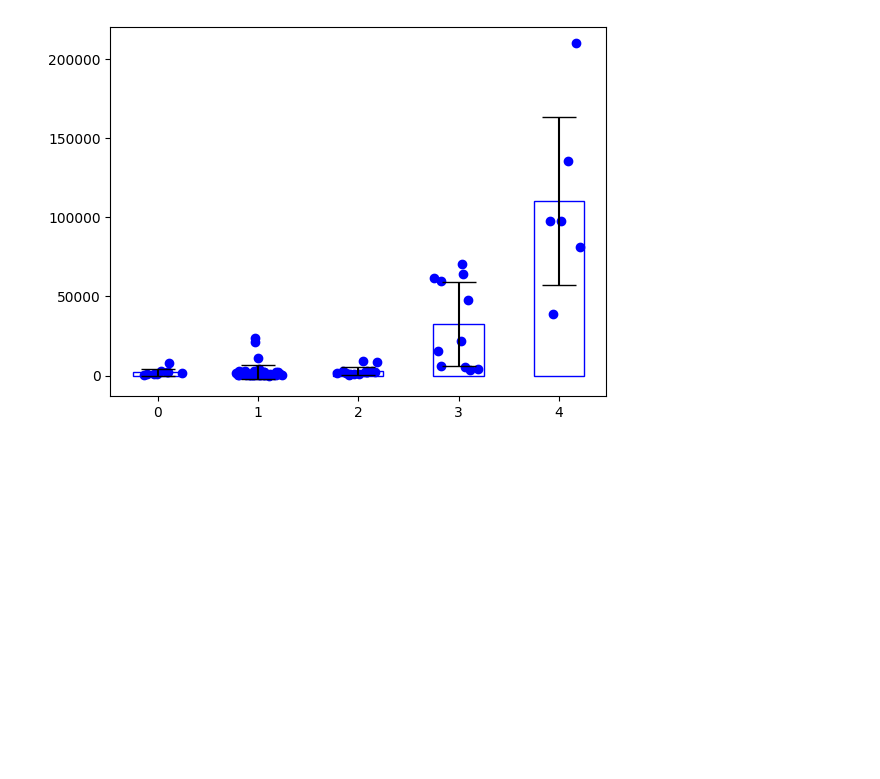
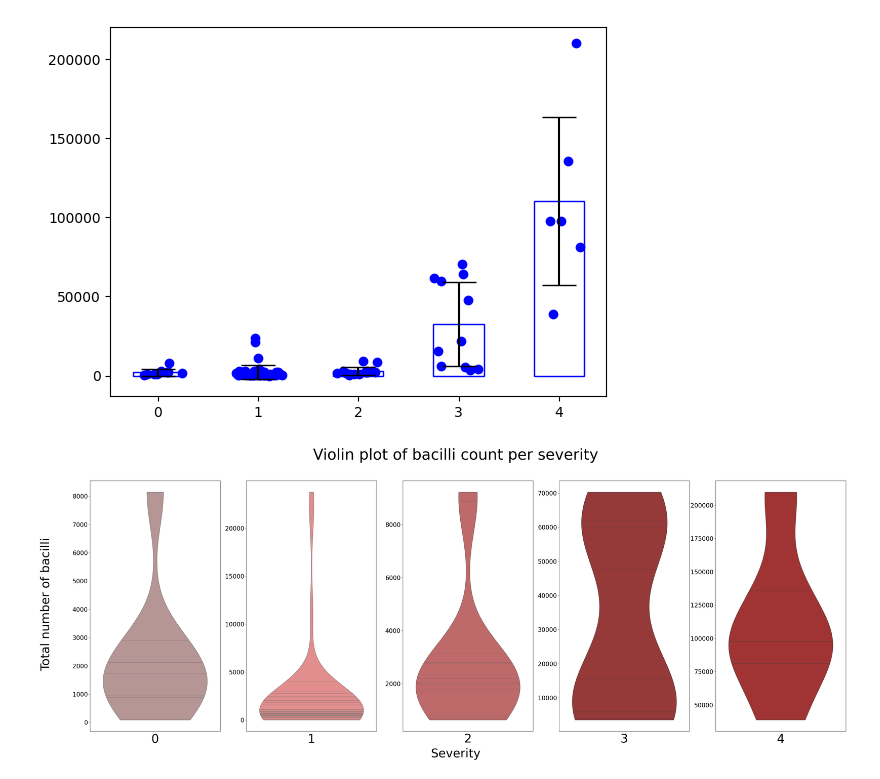
Before and after one commit to matteo-cadoni/TBProject, a Jupyter notebook: visualization&bacillicount.ipynb, the cells around one changed output. Saved outputs shown, nothing was run; the diff lists cells and outputs as text; code cells hidden in the pictures; blank space fills up the shorter version.

Commit message:
fixed plot

```diff
--- a/visualization&bacillicount.ipynb
+++ b/visualization&bacillicount.ipynb
@@ -125,3 +119,59 @@ ax.scatter(x[4] + np.random.random(len(severity_4)) * w - w / 2, severity_4, col
 plt.savefig("bar_plot_with_points.png")
 # %% [output]
 [figure]
+# %%
+import seaborn as sns
+import pandas as pd
+
+
+# plot data using violin plot
+
+fig, (ax0,ax1,ax2,ax3,ax4) = plt.subplots(1,5)
+# increase fiugre size
+fig.set_size_inches(45, 15)
+
+sns.violinplot(data=severity_0, bw=0.5, cut=0, linewidth=1, color="rosybrown", inner="stick", ax=ax0)
+sns.violinplot(data=severity_1, bw=0.5, cut=0, linewidth=1, color="lightcoral", inner="stick", ax=ax1)
+sns.violinplot(data=severity_2, bw=0.5, cut=0, linewidth=1, color="indianred", inner="stick", ax=ax2)
+sns.violinplot(data=severity_3, bw=0.5, cut=0, linewidth=1, color="brown", inner="stick", ax=ax3)
+sns.violinplot(data=severity_4, bw=0.5, cut=0, linewidth=1, color="firebrick", inner="stick", ax=ax4)
+# increase font size
+ax0.tick_params(labelsize=20)
+ax1.tick_params(labelsize=20)
+ax2.tick_params(labelsize=20)
+ax3.tick_params(labelsize=20)
+ax4.tick_params(labelsize=20)
+# set xlabel of each ax to severity
+ax0.set_xlabel("0")
+ax1.set_xlabel("1")
+ax2.set_xlabel("2")
+ax3.set_xlabel("3")
+ax4.set_xlabel("4")
+# increase font size of xlabel for each ax
+
+# set xlabel of the whole figure to Severity
+fig.text(0.5, 0.04, 'Severity', ha='center', va='center', fontsize=40)
+# set ylabel of the whole figure to bacilli count
+fig.text(0.08, 0.5, 'Total number of bacilli', ha='center', va='center', rotation='vertical', fontsize=40)
+# increase font of ylabel
+ax0.yaxis.label.set_size(40)
+# increase font of xlabel
+ax0.xaxis.label.set_size(40)
+ax1.xaxis.label.set_size(40)
+ax2.xaxis.label.set_size(40)
+ax3.xaxis.label.set_size(40)
+ax4.xaxis.label.set_size(40)
+# remove scale of each ax x axis
+ax0.set(xticks=[])
+ax1.set(xticks=[])
+ax2.set(xticks=[])
+ax3.set(xticks=[])
+ax4.set(xticks=[])
+
+# title of plot
+fig.suptitle("Violin plot of bacilli count per severity", fontsize=50)
+
+# save violin plots
+plt.savefig("violin_plots_high_quality.png")
+# %% [output]
+[figure, added]
```
Also changed, not shown: parts of 2 cells of this notebook, 1 other file.
